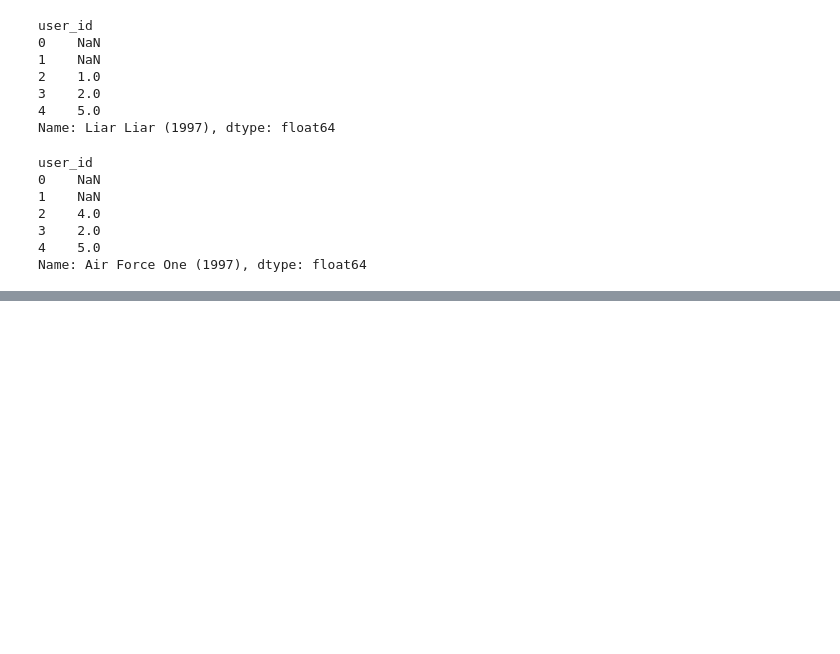
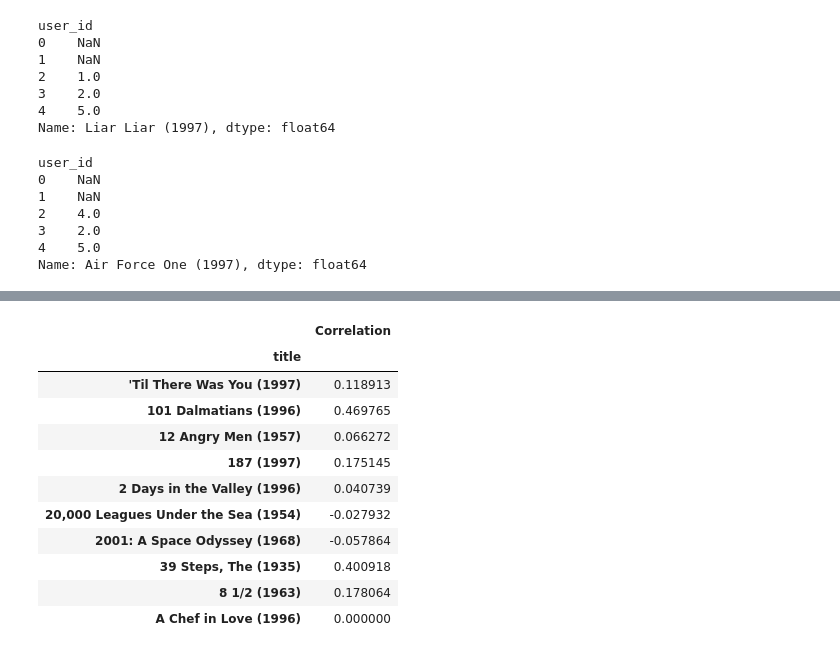
Before and after one commit to drigger091/Recomendation_engine_tryout, a Jupyter notebook: recommendation using correlation/engine.ipynb, the cells around one changed output, grey strips where cells are left out. Saved outputs shown, nothing was run; the diff lists cells and outputs as text; code cells hidden in the pictures; blank space fills up the shorter version.

```diff
--- a/recommendation using correlation/engine.ipynb
+++ b/recommendation using correlation/engine.ipynb
@@ -224,0 +252,19 @@ Name: Air Force One (1997), dtype: float64
+# %%
+# liar liar correlation frame
+
+corr_liarliar = pd.DataFrame(similar_to_liarLiar,columns= ["Correlation"])
+corr_liarliar.dropna(inplace= True)
+corr_liarliar.head(10)
+# %% [output]
+|  | Correlation |
+| title |  |
+| 'Til There Was You (1997) | 0.118913 |
+| 101 Dalmatians (1996) | 0.469765 |
+| 12 Angry Men (1957) | 0.066272 |
+| 187 (1997) | 0.175145 |
+| 2 Days in the Valley (1996) | 0.040739 |
+| 20,000 Leagues Under the Sea (1954) | -0.027932 |
+| 2001: A Space Odyssey (1968) | -0.057864 |
+| 39 Steps, The (1935) | 0.400918 |
+| 8 1/2 (1963) | 0.178064 |
+| A Chef in Love (1996) | 0.000000 |
```
Also changed, not shown: parts of 9 cells of this notebook.
